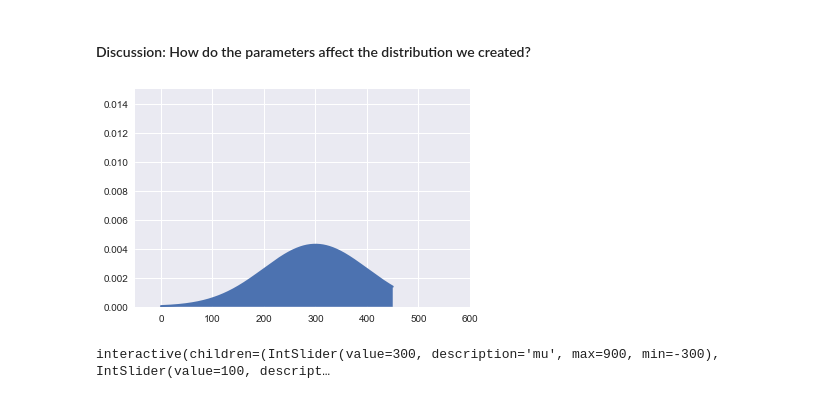
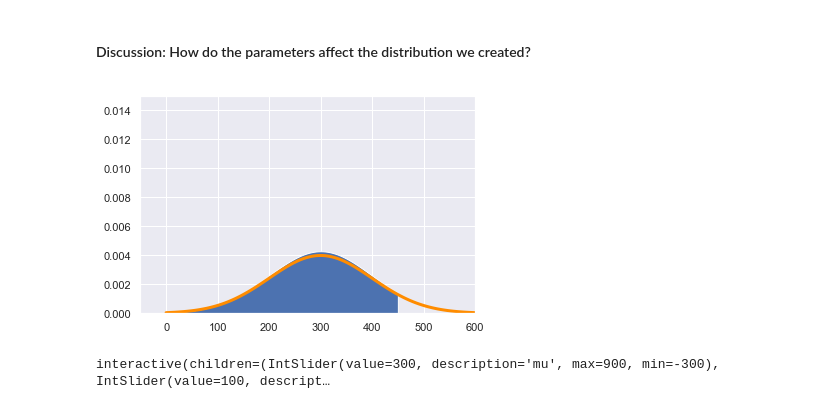
Before and after one commit to jmbejara/comp-econ-sp19, a Jupyter notebook: lectures/5-02_MLE/Introduction_to_MLE.ipynb, the cells around one changed output. Drawn from its saved outputs; the diff is of its cells as text; code cells hidden in the pictures.

Commit message:
Update MLE lecture with derivation of truncated dist. Fix interact

```diff
--- a/lectures/5-02_MLE/Introduction_to_MLE.ipynb
+++ b/lectures/5-02_MLE/Introduction_to_MLE.ipynb
@@ -212,16 +244,20 @@ plt.legend(loc='upper left')
 # %%
 def f(mu = 300, sigma=100, truncation = 450):
     mu_1 = mu
     sig_1 = sigma
     fig, ax = plt.subplots()
+    dist_pts = np.linspace(0, truncation, 100)
     X = dist_pts
     Y = truncnorm_pdf(dist_pts, mu_1, sig_1, truncation)
-    plt.plot(X, Y, linewidth=2)
+#     plt.plot(X, Y, linewidth=2)
     plt.xlim(-50,600)
     plt.ylim(0,0.015)
     ax.fill_between(X, Y)
+    X_notruncation = np.linspace(0,600,100)
+    Y_notruncation = sts.norm.pdf(X_notruncation, loc=mu, scale=sigma)
+    plt.plot(X_notruncation, Y_notruncation, color='#FF8C00', linewidth='3')
 
 f()
 # %% [output]
-[figure, old version]
+[figure, new version]
 # %%
```
Also changed, not shown: parts of 19 cells of this notebook, 2 other files.
